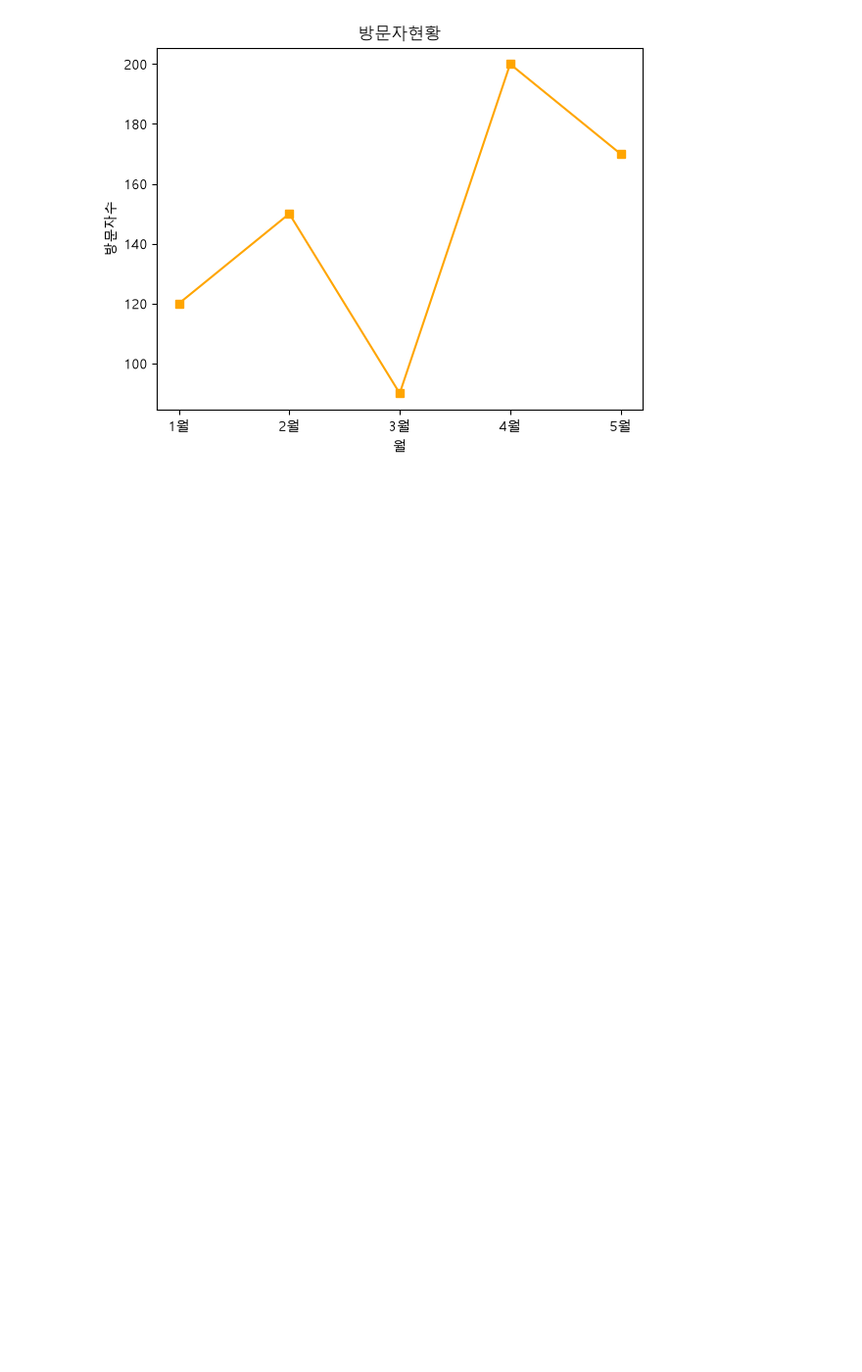
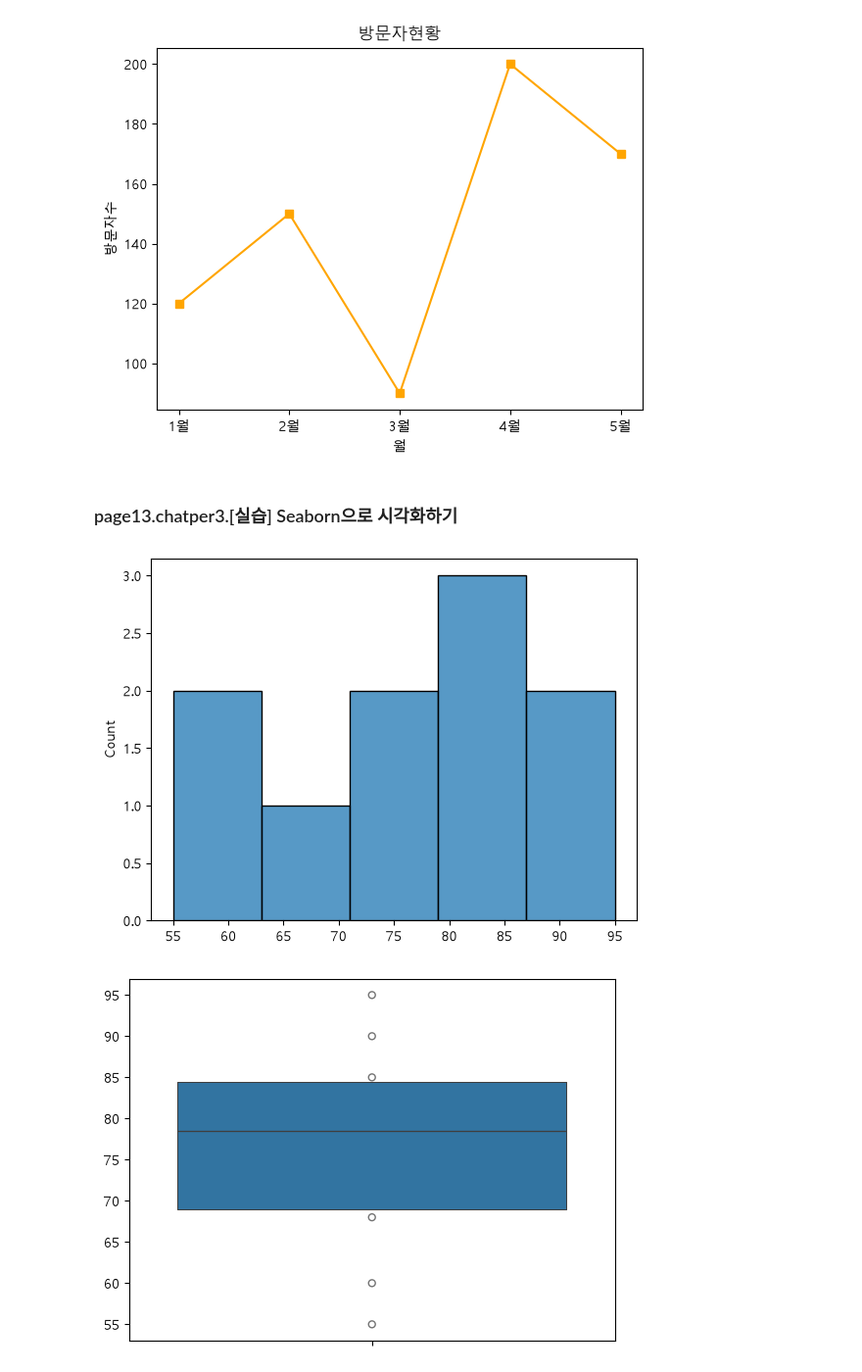
Before and after one commit to kang99king3/back_end_edu_20260629, a Jupyter notebook: python_agent_20261019/Day04/day04_실습.ipynb, the cells around one changed output. Shown at 98% size. Saved outputs shown, nothing was run; the diff lists cells and outputs as text; code cells hidden in the pictures; blank space fills up the shorter version.

```diff
--- a/python_agent_20261019/Day04/day04_실습.ipynb
+++ b/python_agent_20261019/Day04/day04_실습.ipynb
@@ -62,3 +62,34 @@ plt.ylabel('방문자수')
 # %% [output]
 Text(0, 0.5, '방문자수')
 [figure]
+# %% [markdown]
+### page13.chatper3.[실습] Seaborn으로 시각화하기
+# %%
+import seaborn as sns
+
+scores = [55, 68, 72, 80, 85, 90, 95, 60, 77, 83]
+
+# [1번 문제]
+# sns.histplot() 으로 scores의 분포를 히스토그램으로 그리세요.
+sns.histplot(scores)
+plt.savefig('check_13a.png')
+plt.close()
+plt.show()
+
+# [2번 문제]
+# sns.boxplot() 으로 scores의 박스플롯을 그리세요.
+sns.boxenplot(y=scores)
+plt.savefig('check_13b.png')
+plt.close()
+plt.show()
+# [도전 문제]
+# 임의의 hours(공부 시간) 리스트를 만들고 sns.scatterplot()으로
+# hours와 scores의 관계를 산점도로 그려보세요.
+hours=[1,2,3,4,5,6,7,4,3,5]
+sns.scatterplot(x=hours,y=scores)
+plt.savefig('check_13c.png')
+plt.close()
+plt.show()
+# %% [output]
+[figure, added]
+[figure, added]
```
Also changed, not shown: parts of 1 cell of this notebook, 3 other files.
